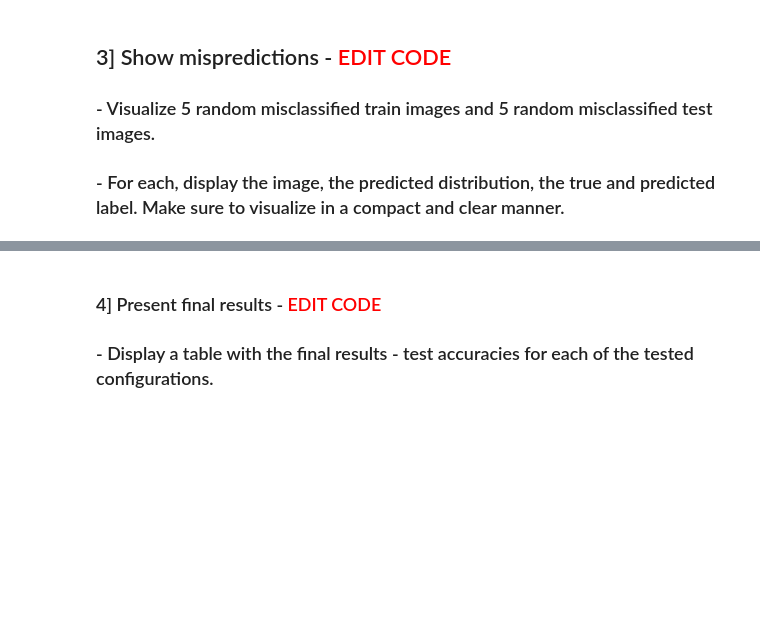
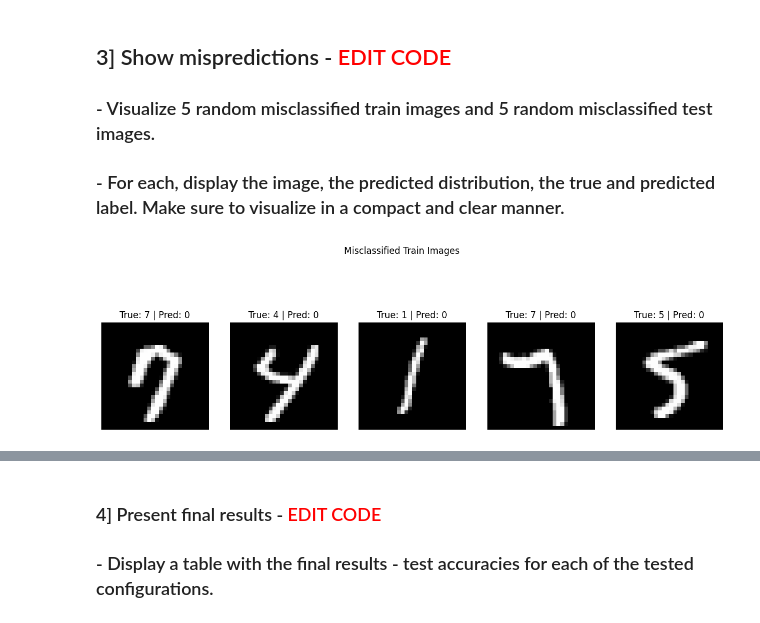
Before and after one commit to faisalomari/MNIST_logistic_regression, a Jupyter notebook: assignment_03.ipynb, the cells around one changed output, grey strips where cells are left out. Drawn from its saved outputs; the diff is of its cells as text; code cells hidden in the pictures; blank space fills up the shorter version.

```diff
--- a/assignment_03.ipynb
+++ b/assignment_03.ipynb
@@ -216,8 +296,2 @@ def compute_gradient(input, prediction, label, lmbda, weight):
 # %% [markdown]
 ## 16] compute accuracy - <font color='red'>EDIT CODE</font>
-# %%
-def compute_accuracy(prediction, label):
-
-    accuracy =
-
-    return accuracy
@@ -248,8 +324,14 @@ def get_weight(dim_input, dim_output):
+# %%
+def get_weight(dim_input, dim_output):
+    weight = np.zeros((dim_input, dim_output))
+    weight[:, :-1] = 0.001  # Initialize weights for features
+    weight[:, -1] = 1.0  # Initialize weights for bias term
+    return weight
 # %%
-dim_input   =
-dim_output  =
+dim_input = vector_x_train_bias.shape[1]
+dim_output = nClass
 
 weight = get_weight(dim_input, dim_output)
 
-print('dimension of the model parameters: ', weight.shape)
-print('first row of the weight matrix: ', weight[0, :])
+print('dimension of the model parameters:', weight.shape)
+print('first row of the weight matrix:', weight[0, :])
@@ -506,0 +614,65 @@ plot_curve2(test_accuracy_weight_decay[0], 'weight-decay = 0.001', test_accuracy
+# %%
+import random
+
+# Function to compute the predicted label
+def compute_prediction(data, weight):
+    # Your implementation of the prediction function
+    pass
+
+# Visualize misclassified train images
+train_mispredictions = []
+train_mispred_labels = []
+train_true_labels = []
+
+for i in range(len(vector_x_train)):
+    data = vector_x_train[i]
+    label = y_train[i]
+    prediction = compute_prediction(data, weight)
+
+    if np.argmax(prediction) != np.argmax(label):
+        train_mispredictions.append(data)
+        train_mispred_labels.append(np.argmax(prediction))
+        train_true_labels.append(np.argmax(label))
+
+# Select 5 random misclassified train images
+train_indices = random.sample(range(len(train_mispredictions)), 5)
+
+# Plot the misclassified train images
+plt.figure(figsize=(15, 5))
+for i, index in enumerate(train_indices):
+    plt.subplot(1, 5, i+1)
+    plt.imshow(train_mispredictions[index].reshape((28, 28)), cmap='gray')
+    plt.title("True: {} | Pred: {}".format(train_true_labels[index], train_mispred_labels[index]))
+    plt.axis('off')
+plt.suptitle("Misclassified Train Images")
+plt.show()
+
+# Visualize misclassified test images
+test_mispredictions = []
+test_mispred_labels = []
+test_true_labels = []
+
+for i in range(len(vector_x_test)):
+    data = vector_x_test[i]
+    label = y_test[i]
+    prediction = compute_prediction(data, weight)
+
+    if np.argmax(prediction) != np.argmax(label):
+        test_mispredictions.append(data)
+        test_mispred_labels.append(np.argmax(prediction))
+        test_true_labels.append(np.argmax(label))
+
+# Select 5 random misclassified test images
+test_indices = random.sample(range(len(test_mispredictions)), 5)
+
+# Plot the misclassified test images
+plt.figure(figsize=(15, 5))
+for i, index in enumerate(test_indices):
+    plt.subplot(1, 5, i+1)
+    plt.imshow(test_mispredictions[index].reshape((28, 28)), cmap='gray')
+    plt.title("True: {} | Pred: {}".format(test_true_labels[index], test_mispred_labels[index]))
+    plt.axis('off')
+plt.suptitle("Misclassified Test Images")
+plt.show()
+# %% [output]
+[figure, added]
```
Also changed, not shown: parts of 31 cells of this notebook.
